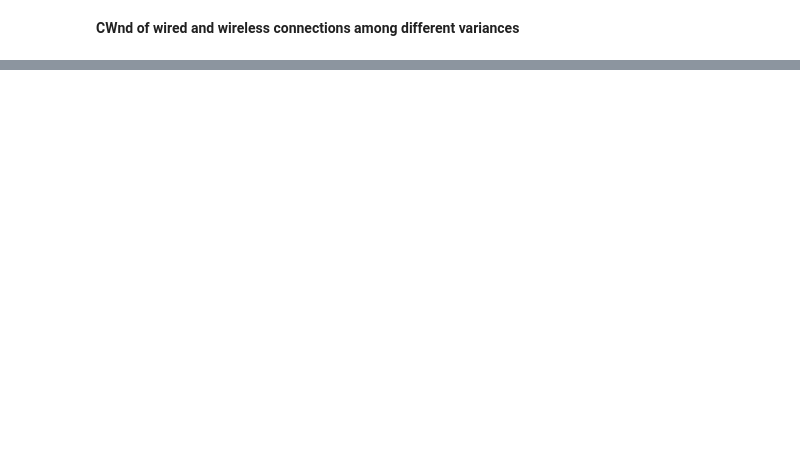
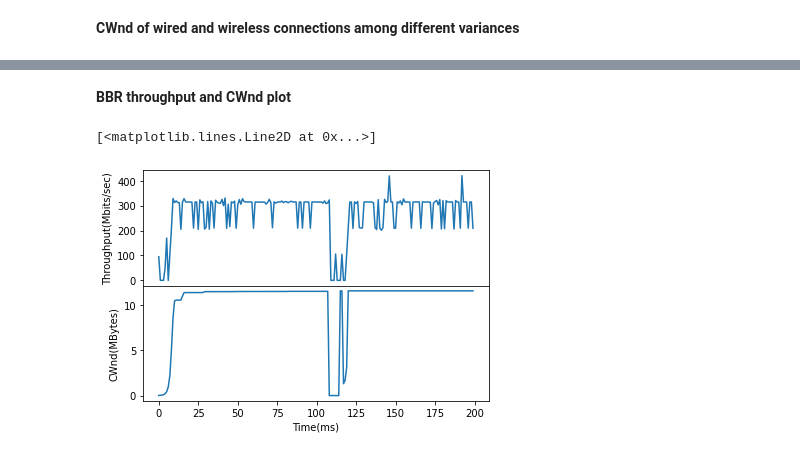
Before and after one commit to YangZiyi121/CS244_Assignment_2, a Jupyter notebook: TCP_throughput.ipynb, the cells around one changed output, grey strips where cells are left out. Drawn from its saved outputs; the diff is of its cells as text; code cells hidden in the pictures; blank space fills up the shorter version.

```diff
--- a/TCP_throughput.ipynb
+++ b/TCP_throughput.ipynb
@@ -2,0 +106,36 @@
+# %%
+#Read vegas wrieless throughput json file
+with open("data/vegas_wireless.json", 'r') as vegas_file_w:
+    vegas_data_w = json.load(vegas_file_w)
+
+intervals = vegas_data_w['intervals']
+throughput_vegas_wireless = []
+cwnd_vegas_wireless =[]
+
+
+for interval in intervals:
+    throughput = interval['streams'][0]['bits_per_second']
+    window_size = interval['streams'][0]['snd_cwnd']
+    throughput_vegas_wireless.append(throughput/1000000)
+    cwnd_vegas_wireless.append(window_size/1000000)
+
+# print(throughput_vegas_wireless)
+# print(cwnd_vegas_wireless)
+# %%
+#Read bbr wried throughput json file
+with open("data/bbr_delay.json", 'r') as bbr_file:
+    bbr_data = json.load(bbr_file)
+
+intervals = bbr_data['intervals']
+throughput_bbr_wired = []
+cwnd_bbr_wired =[]
+
+
+for interval in intervals:
+    throughput = interval['streams'][0]['bits_per_second']
+    window_size = interval['streams'][0]['snd_cwnd']
+    throughput_bbr_wired.append(throughput/1000000)
+    cwnd_bbr_wired.append(window_size/1000000)
+
+# print(throughput_bbr_wired)
+# print(cwnd_bbr_wired)
@@ -83,0 +293,14 @@ plt.show()
+# %% [markdown]
+**BBR throughput and CWnd plot**
+# %%
+fig = plt.figure()
+ax1 = fig.add_axes([0.1, 0.5, 0.8, 0.4])
+ax1.set_ylabel('Throughput(Mbits/sec)')
+ax2 = fig.add_axes([0.1, 0.1, 0.8, 0.4])
+ax2.set_ylabel('CWnd(MBytes)')
+ax2.set_xlabel('Time(ms)')
+ax1.plot(throughput_bbr_wired)
+ax2.plot(cwnd_bbr_wired)
+# %% [output]
+[<matplotlib.lines.Line2D at 0x...>]
+[figure, added]
```
Also changed, not shown: parts of 14 cells of this notebook, 19 other files.
